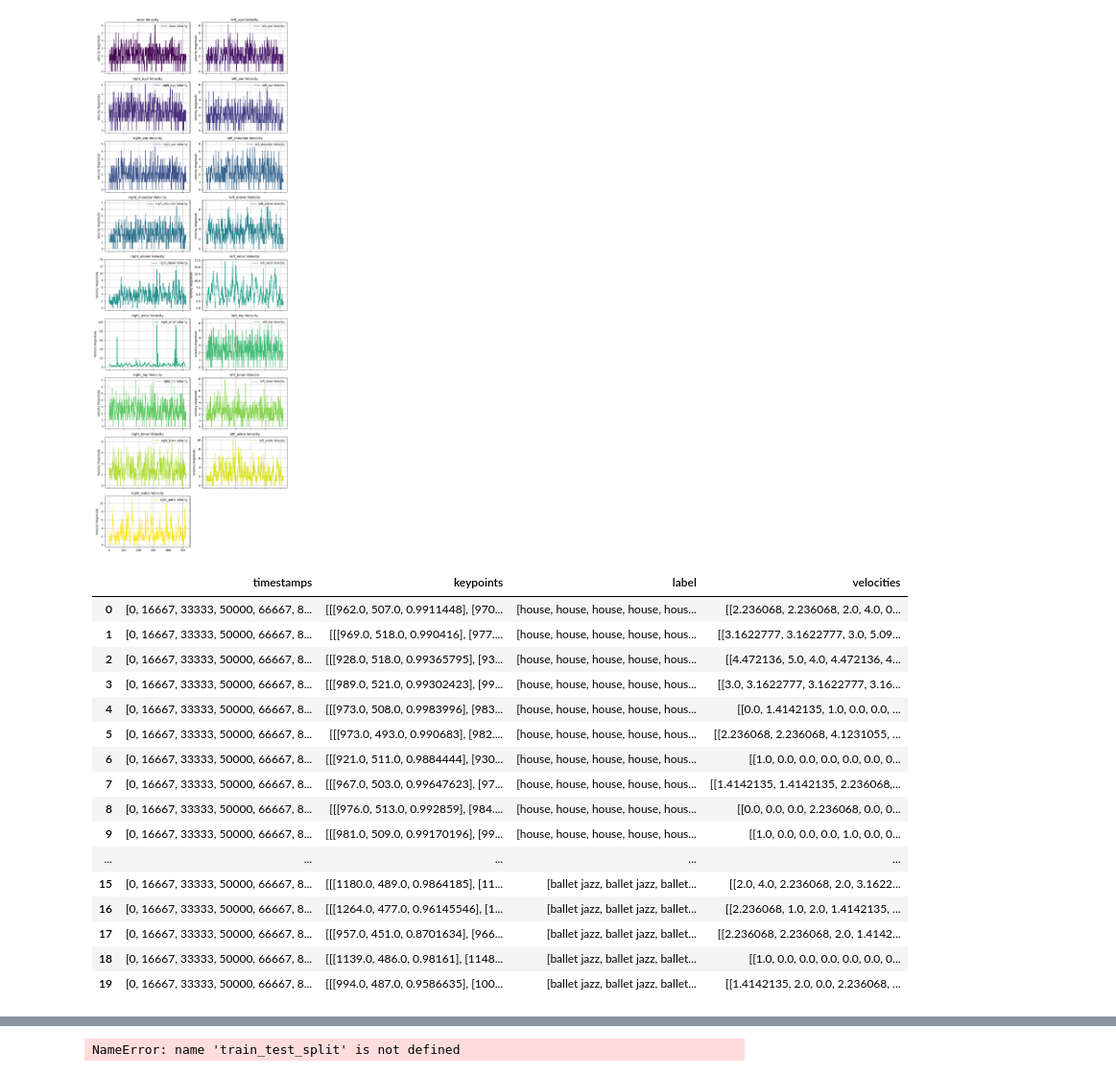
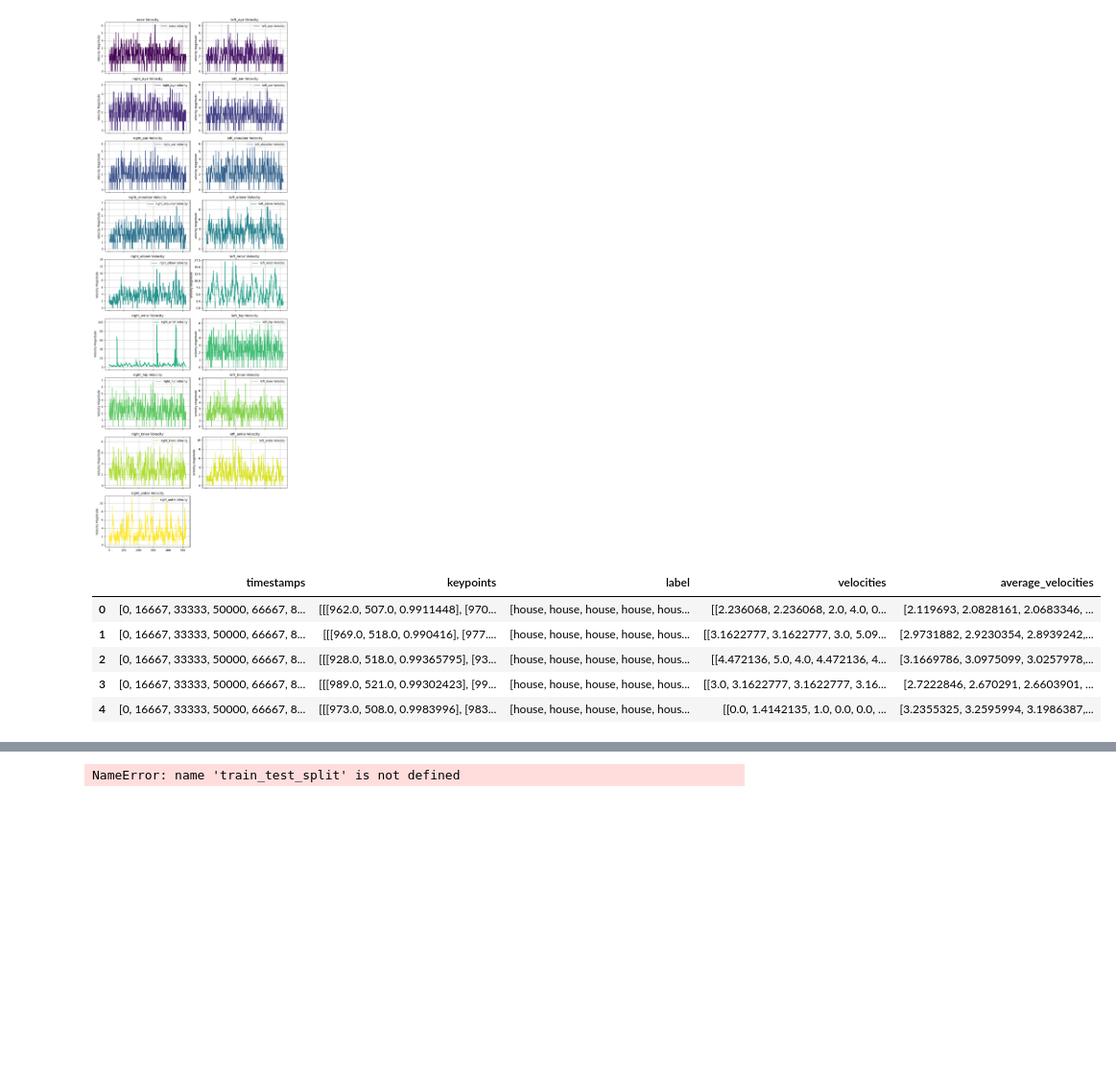
Before and after one commit to kunathmi/cmse492_project, a Jupyter notebook: notebooks/02_data_preprocessing.ipynb, the cells around one changed output, grey strips where cells are left out. Shown at 96% size. Saved outputs shown, nothing was run; the diff lists cells and outputs as text; code cells hidden in the pictures; blank space fills up the shorter version.

Commit message:
Added average velocities and distance between points 0 and 16

```diff
--- a/notebooks/02_data_preprocessing.ipynb
+++ b/notebooks/02_data_preprocessing.ipynb
@@ -23,7 +23,17 @@ file_paths = [
     '../data/keypoints2d/gHO_sBM_cAll_d19_mHO0_ch07.pkl',
     '../data/keypoints2d/gHO_sBM_cAll_d19_mHO0_ch08.pkl',
     '../data/keypoints2d/gHO_sBM_cAll_d19_mHO0_ch09.pkl',
-    '../data/keypoints2d/gHO_sBM_cAll_d19_mHO0_ch10.pkl'
+    '../data/keypoints2d/gHO_sBM_cAll_d19_mHO0_ch10.pkl',
+    '../data/keypoints2d/gHO_sBM_cAll_d19_mHO1_ch01.pkl',
+    '../data/keypoints2d/gHO_sBM_cAll_d19_mHO1_ch02.pkl',
+    '../data/keypoints2d/gHO_sBM_cAll_d19_mHO1_ch03.pkl',
+    '../data/keypoints2d/gHO_sBM_cAll_d19_mHO1_ch04.pkl',
+    '../data/keypoints2d/gHO_sBM_cAll_d19_mHO1_ch05.pkl',
+    '../data/keypoints2d/gHO_sBM_cAll_d19_mHO1_ch06.pkl',
+    '../data/keypoints2d/gHO_sBM_cAll_d19_mHO1_ch07.pkl',
+    '../data/keypoints2d/gHO_sBM_cAll_d19_mHO1_ch08.pkl',
+    '../data/keypoints2d/gHO_sBM_cAll_d19_mHO1_ch09.pkl',
+    '../data/keypoints2d/gHO_sBM_cAll_d19_mHO1_ch10.pkl'
 ]
 
 # Loop over the file paths
@@ -48,7 +58,17 @@ file_paths = [
     '../data/keypoints2d/gJB_sBM_cAll_d07_mJB0_ch07.pkl',
     '../data/keypoints2d/gJB_sBM_cAll_d07_mJB0_ch08.pkl',
     '../data/keypoints2d/gJB_sBM_cAll_d07_mJB0_ch09.pkl',
-    '../data/keypoints2d/gJB_sBM_cAll_d07_mJB0_ch10.pkl'
+    '../data/keypoints2d/gJB_sBM_cAll_d07_mJB0_ch10.pkl',
+    '../data/keypoints2d/gJB_sBM_cAll_d07_mJB1_ch01.pkl',
+    '../data/keypoints2d/gJB_sBM_cAll_d07_mJB1_ch02.pkl',
+    '../data/keypoints2d/gJB_sBM_cAll_d07_mJB1_ch03.pkl',
+    '../data/keypoints2d/gJB_sBM_cAll_d07_mJB1_ch04.pkl',
+    '../data/keypoints2d/gJB_sBM_cAll_d07_mJB1_ch05.pkl',
+    '../data/keypoints2d/gJB_sBM_cAll_d07_mJB1_ch06.pkl',
+    '../data/keypoints2d/gJB_sBM_cAll_d07_mJB1_ch07.pkl',
+    '../data/keypoints2d/gJB_sBM_cAll_d07_mJB1_ch08.pkl',
+    '../data/keypoints2d/gJB_sBM_cAll_d07_mJB1_ch09.pkl',
+    '../data/keypoints2d/gJB_sBM_cAll_d07_mJB1_ch10.pkl'
 ]
 
 # Loop over the file paths
@@ -165,29 +187,25 @@ plot_keypoint_velocities(keypoints)
 # %%
 # Now to calculate for the entire data frame
 
 vel_list = []
 for _, row in df.iterrows():
     keypoints = row["keypoints"]
     velocities = calculate_velocity(keypoints)
     vel_list.append(velocities)
 
 df['velocities'] = vel_list
-df
+
+
+# Adding average velocities for each keypoint
+
+df['average_velocities'] = df['velocities'].apply(lambda vel_list: np.mean(vel_list, axis=0))
+
+# updated DataFrame
+df.head()
 # %% [output]
-|  | timestamps | keypoints | label | velocities |
-| 0 | [0, 16667, 33333, 50000, 66667, 8... | [[[962.0, 507.0, 0.9911448], [970... | [house, house, house, house, hous... | [[2.236068, 2.236068, 2.0, 4.0, 0... |
-| 1 | [0, 16667, 33333, 50000, 66667, 8... | [[[969.0, 518.0, 0.990416], [977.... | [house, house, house, house, hous... | [[3.1622777, 3.1622777, 3.0, 5.09... |
-| 2 | [0, 16667, 33333, 50000, 66667, 8... | [[[928.0, 518.0, 0.99365795], [93... | [house, house, house, house, hous... | [[4.472136, 5.0, 4.0, 4.472136, 4... |
-| 3 | [0, 16667, 33333, 50000, 66667, 8... | [[[989.0, 521.0, 0.99302423], [99... | [house, house, house, house, hous... | [[3.0, 3.1622777, 3.1622777, 3.16... |
-| 4 | [0, 16667, 33333, 50000, 66667, 8... | [[[973.0, 508.0, 0.9983996], [983... | [house, house, house, house, hous... | [[0.0, 1.4142135, 1.0, 0.0, 0.0, ... |
-| 5 | [0, 16667, 33333, 50000, 66667, 8... | [[[973.0, 493.0, 0.990683], [982.... | [house, house, house, house, hous... | [[2.236068, 2.236068, 4.1231055, ... |
-| 6 | [0, 16667, 33333, 50000, 66667, 8... | [[[921.0, 511.0, 0.9884444], [930... | [house, house, house, house, hous... | [[1.0, 0.0, 0.0, 0.0, 0.0, 0.0, 0... |
-| 7 | [0, 16667, 33333, 50000, 66667, 8... | [[[967.0, 503.0, 0.99647623], [97... | [house, house, house, house, hous... | [[1.4142135, 1.4142135, 2.236068,... |
-| 8 | [0, 16667, 33333, 50000, 66667, 8... | [[[976.0, 513.0, 0.992859], [984.... | [house, house, house, house, hous... | [[0.0, 0.0, 0.0, 2.236068, 0.0, 0... |
-| 9 | [0, 16667, 33333, 50000, 66667, 8... | [[[981.0, 509.0, 0.99170196], [99... | [house, house, house, house, hous... | [[1.0, 0.0, 0.0, 0.0, 1.0, 0.0, 0... |
-| ... | ... | ... | ... | ... |
-| 15 | [0, 16667, 33333, 50000, 66667, 8... | [[[1180.0, 489.0, 0.9864185], [11... | [ballet jazz, ballet jazz, ballet... | [[2.0, 4.0, 2.236068, 2.0, 3.1622... |
-| 16 | [0, 16667, 33333, 50000, 66667, 8... | [[[1264.0, 477.0, 0.96145546], [1... | [ballet jazz, ballet jazz, ballet... | [[2.236068, 1.0, 2.0, 1.4142135, ... |
-| 17 | [0, 16667, 33333, 50000, 66667, 8... | [[[957.0, 451.0, 0.8701634], [966... | [ballet jazz, ballet jazz, ballet... | [[2.236068, 2.236068, 2.0, 1.4142... |
-| 18 | [0, 16667, 33333, 50000, 66667, 8... | [[[1139.0, 486.0, 0.98161], [1148... | [ballet jazz, ballet jazz, ballet... | [[1.0, 0.0, 0.0, 0.0, 0.0, 0.0, 0... |
-| 19 | [0, 16667, 33333, 50000, 66667, 8... | [[[994.0, 487.0, 0.9586635], [100... | [ballet jazz, ballet jazz, ballet... | [[1.4142135, 2.0, 0.0, 2.236068, ... |
+|  | timestamps | keypoints | label | velocities | average_velocities |
+| 0 | [0, 16667, 33333, 50000, 66667, 8... | [[[962.0, 507.0, 0.9911448], [970... | [house, house, house, house, hous... | [[2.236068, 2.236068, 2.0, 4.0, 0... | [2.119693, 2.0828161, 2.0683346, ... |
+| 1 | [0, 16667, 33333, 50000, 66667, 8... | [[[969.0, 518.0, 0.990416], [977.... | [house, house, house, house, hous... | [[3.1622777, 3.1622777, 3.0, 5.09... | [2.9731882, 2.9230354, 2.8939242,... |
+| 2 | [0, 16667, 33333, 50000, 66667, 8... | [[[928.0, 518.0, 0.99365795], [93... | [house, house, house, house, hous... | [[4.472136, 5.0, 4.0, 4.472136, 4... | [3.1669786, 3.0975099, 3.0257978,... |
+| 3 | [0, 16667, 33333, 50000, 66667, 8... | [[[989.0, 521.0, 0.99302423], [99... | [house, house, house, house, hous... | [[3.0, 3.1622777, 3.1622777, 3.16... | [2.7222846, 2.670291, 2.6603901, ... |
+| 4 | [0, 16667, 33333, 50000, 66667, 8... | [[[973.0, 508.0, 0.9983996], [983... | [house, house, house, house, hous... | [[0.0, 1.4142135, 1.0, 0.0, 0.0, ... | [3.2355325, 3.2595994, 3.1986387,... |
```
Also changed, not shown: parts of 5 cells of this notebook.
